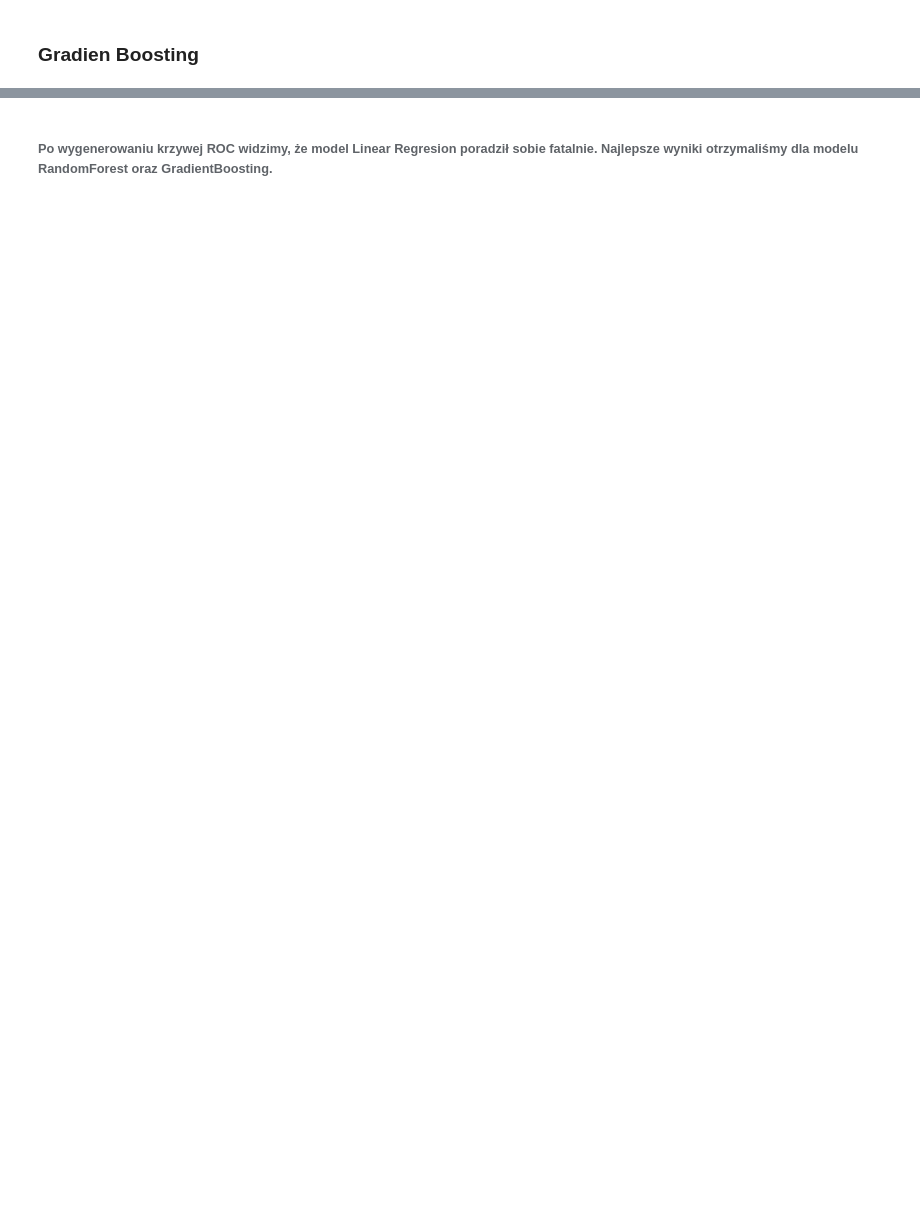
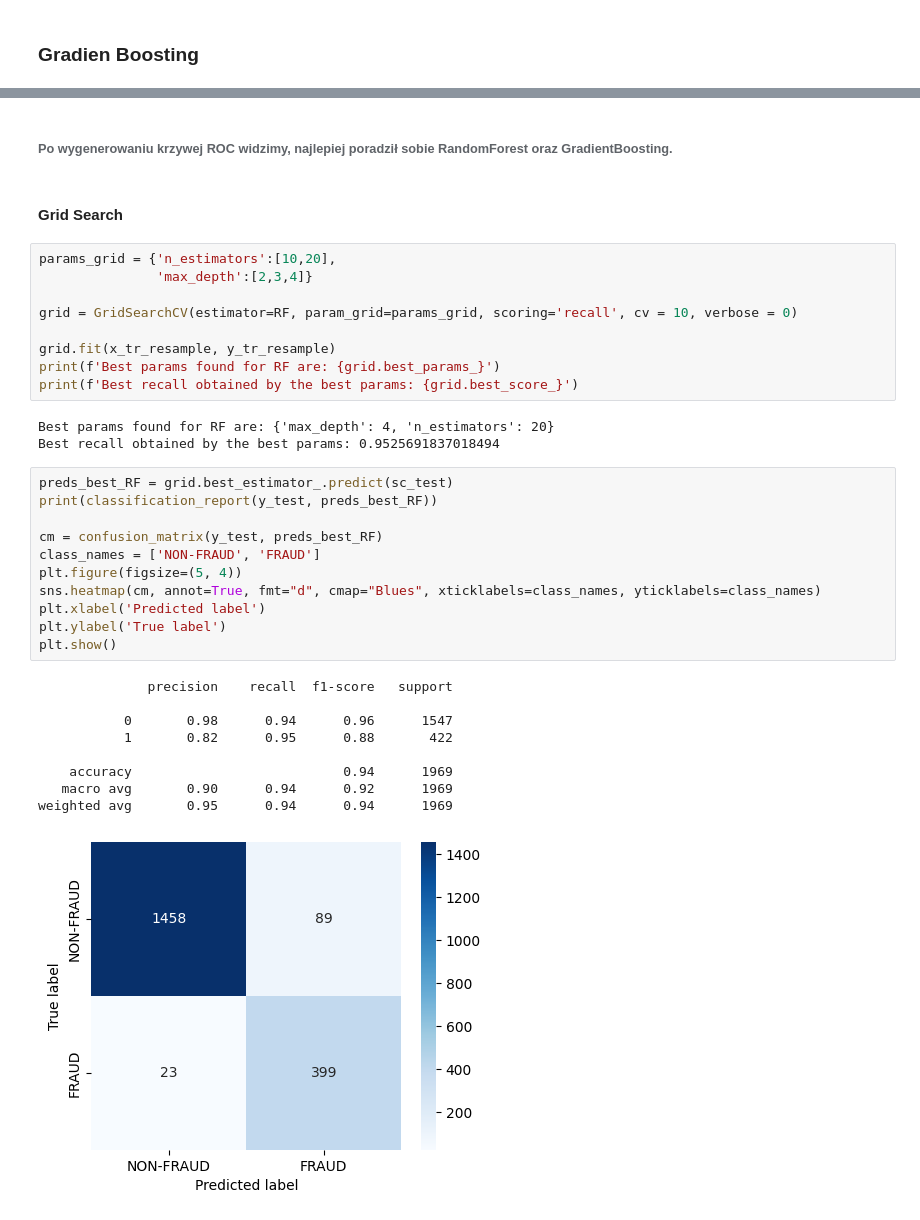
Before and after one commit to nataliaaa14/ML_2024, a Jupyter notebook: CASESTUDY1.ipynb, the cells around one changed output, grey strips where cells are left out. Drawn from its saved outputs; the diff is of its cells as text; blank space fills up the shorter version.

```diff
--- a/CASESTUDY1.ipynb
+++ b/CASESTUDY1.ipynb
@@ -563,2 +565,37 @@ plt.show()
 # %% [markdown]
-###### Po wygenerowaniu krzywej ROC widzimy, że model Linear Regresion poradził sobie fatalnie. Najlepsze wyniki otrzymaliśmy dla modelu RandomForest oraz GradientBoosting.
+###### Po wygenerowaniu krzywej ROC widzimy, najlepiej poradził sobie RandomForest oraz GradientBoosting.
+# %% [markdown]
+#### Grid Search
+# %%
+params_grid = {'n_estimators':[10,20],
+               'max_depth':[2,3,4]}
+
+grid = GridSearchCV(estimator=RF, param_grid=params_grid, scoring='recall', cv = 10, verbose = 0)
+
+grid.fit(x_tr_resample, y_tr_resample)
+print(f'Best params found for RF are: {grid.best_params_}')
+print(f'Best recall obtained by the best params: {grid.best_score_}')
+# %% [output]
+Best params found for RF are: {'max_depth': 4, 'n_estimators': 20}
+Best recall obtained by the best params: 0.9525691837018494
+# %%
+preds_best_RF = grid.best_estimator_.predict(sc_test)
+print(classification_report(y_test, preds_best_RF))
+
+cm = confusion_matrix(y_test, preds_best_RF)
+class_names = ['NON-FRAUD', 'FRAUD']
+plt.figure(figsize=(5, 4))
+sns.heatmap(cm, annot=True, fmt="d", cmap="Blues", xticklabels=class_names, yticklabels=class_names)
+plt.xlabel('Predicted label')
+plt.ylabel('True label')
+plt.show()
+# %% [output]
+              precision    recall  f1-score   support
+
+           0       0.98      0.94      0.96      1547
+           1       0.82      0.95      0.88       422
+
+    accuracy                           0.94      1969
+   macro avg       0.90      0.94      0.92      1969
+weighted avg       0.95      0.94      0.94      1969
+[figure, added]
```
Also changed, not shown: parts of 17 cells of this notebook.
